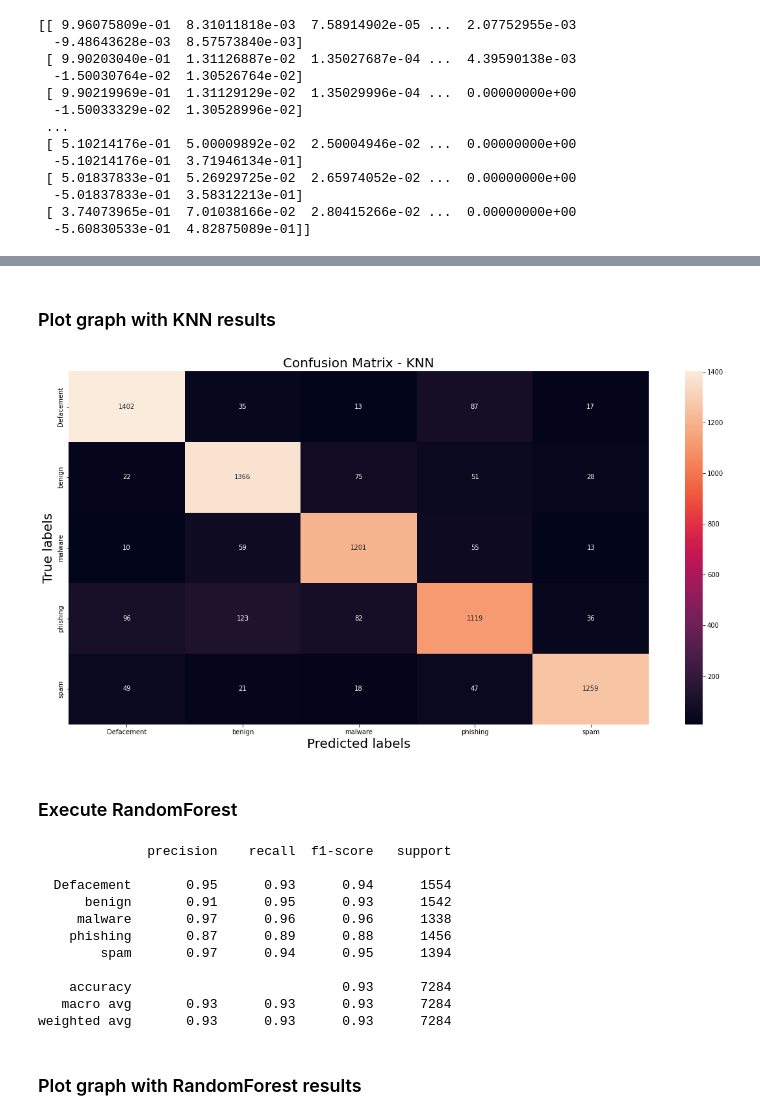
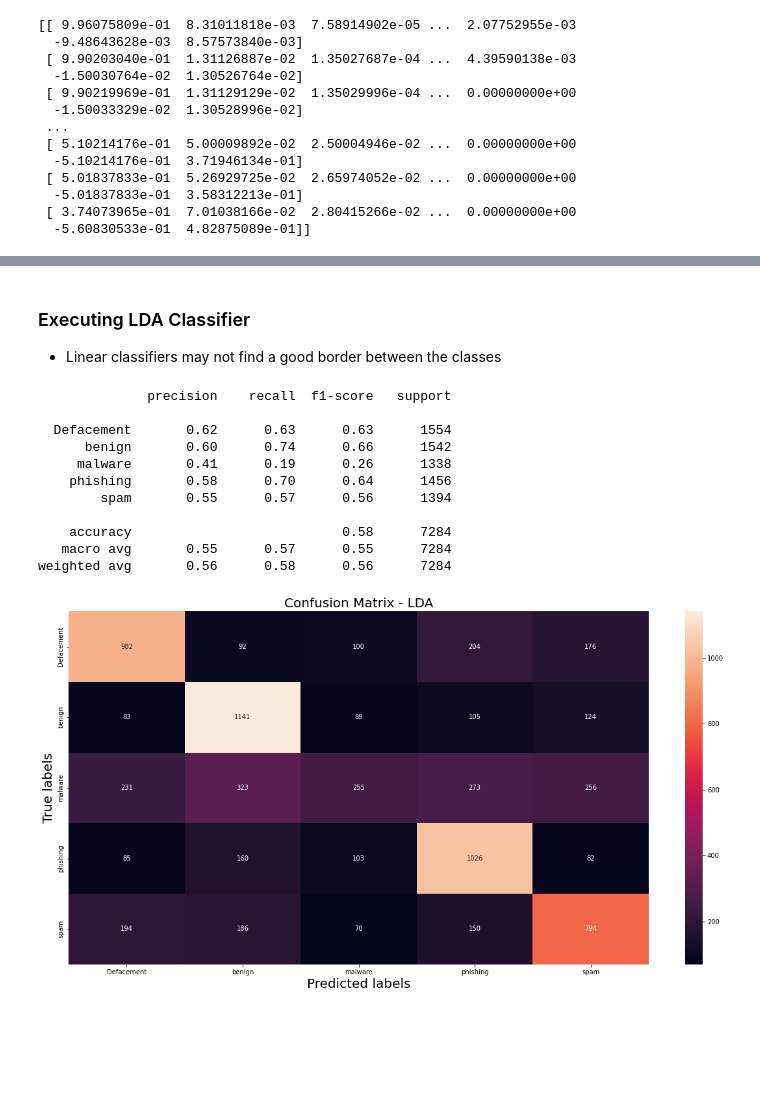
Before and after one commit to ChristianDPO/CDS-CI1030-ATIVIDADES, a Jupyter notebook: tarefa_4/src/Classification.ipynb, the cells around one changed output, grey strips where cells are left out. Cells and saved outputs as stored; diff of their text form; code cells hidden in the pictures; blank space fills up the shorter version.

Commit message:
Added LDA classifier to Classifier.ipynb, reorganized notebook cells

```diff
--- a/tarefa_4/src/Classification.ipynb
+++ b/tarefa_4/src/Classification.ipynb
@@ -123,48 +186,43 @@ weighted avg       0.87      0.87      0.87      7284
-# %% [markdown]
-### Plot graph with KNN results
+# %% [markdown]
+### Executing LDA Classifier
+- Linear classifiers may not find a good border between the classes
 # %%
+from sklearn.discriminant_analysis import LinearDiscriminantAnalysis
+
+X_train, X_test, Y_train, Y_test = train_test_split(X_norm ,Y, test_size=0.2, random_state=5)
+
+classifier = LinearDiscriminantAnalysis()
+classifier.fit(X_train, Y_train)
+
+Y_pred = classifier.predict(X_test)
+cm = confusion_matrix(Y_test, Y_pred)
+print(classification_report(Y_test, Y_pred))
+
+#Plot confusion matrix
 ax= plt.subplot()
-#annot=True to annotate cells, ftm='g' to disable scientific notation
-sns.heatmap(cm, annot=True, fmt='g' ,ax=ax)
+sns.heatmap(cm, annot=True, fmt='g' ,ax=ax) #annot=True to annotate cells, ftm='g' to disable scientific notation
 
 # labels, title and ticks
-ax.set_title('Confusion Matrix - KNN', fontsize=20)
+ax.set_title('Confusion Matrix - LDA', fontsize=20)
 ax.set_xlabel('Predicted labels', fontsize=20)
 ax.set_ylabel('True labels', fontsize=20)
 
 classes = ['Defacement', 'benign', 'malware', 'phishing', 'spam']
 
 ax.xaxis.set_ticklabels(classes, fontsize=10)
 ax.yaxis.set_ticklabels(classes, fontsize=10)
 
 plt.gcf().set_size_inches(20, 10)
 # %% [output]
+              precision    recall  f1-score   support
+
+  Defacement       0.62      0.63      0.63      1554
+      benign       0.60      0.74      0.66      1542
+     malware       0.41      0.19      0.26      1338
+    phishing       0.58      0.70      0.64      1456
+        spam       0.55      0.57      0.56      1394
+
+    accuracy                           0.58      7284
+   macro avg       0.55      0.57      0.55      7284
+weighted avg       0.56      0.58      0.56      7284
-[figure, old version]
+[figure, new version]
-# %% [markdown]
-### Execute RandomForest
-# %%
-from sklearn.ensemble import RandomForestClassifier
-
-X_train, X_test, Y_train, Y_test = train_test_split(X_norm ,Y, test_size=0.2, random_state=5)
-
-rf =  RandomForestClassifier(n_estimators=100)
-rf.fit(X_train, Y_train)
-
-Y_pred = rf.predict(X_test)
-cm = confusion_matrix(Y_test, Y_pred)
-
-print(classification_report(Y_test, Y_pred))
-# %% [output]
-              precision    recall  f1-score   support
-
-  Defacement       0.95      0.93      0.94      1554
-      benign       0.91      0.95      0.93      1542
-     malware       0.97      0.96      0.96      1338
-    phishing       0.87      0.89      0.88      1456
-        spam       0.97      0.94      0.95      1394
-
-    accuracy                           0.93      7284
-   macro avg       0.93      0.93      0.93      7284
-weighted avg       0.93      0.93      0.93      7284
-# %% [markdown]
-### Plot graph with RandomForest results
```
Also changed, not shown: parts of 7 cells of this notebook.
